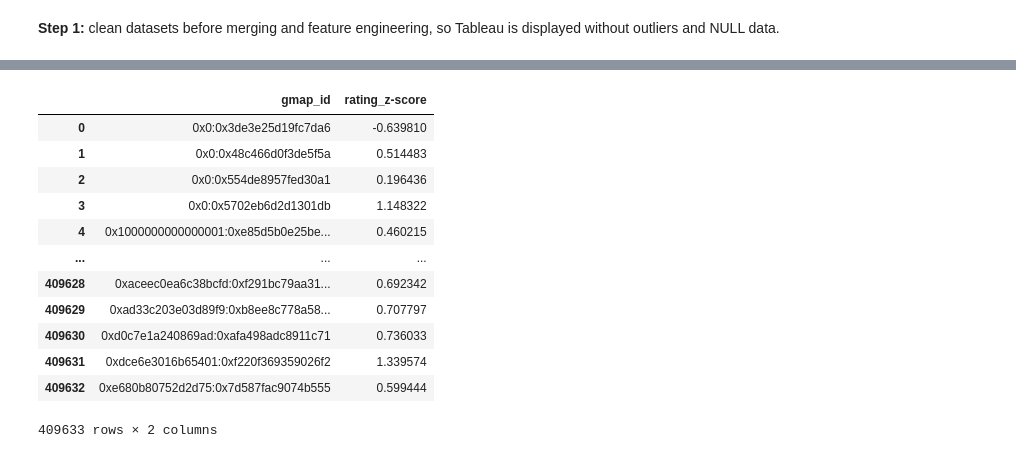
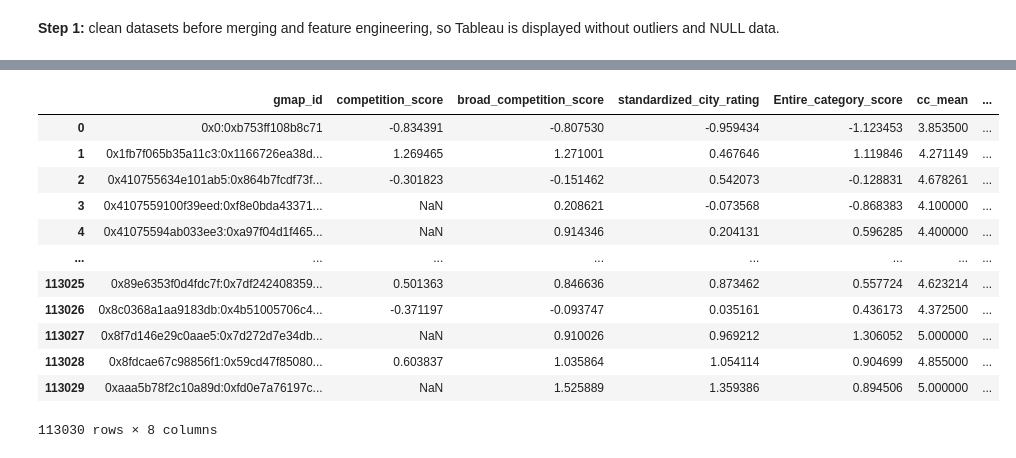
Before and after one commit to Dhrutube/DS3-LocalLens, a Jupyter notebook: Normalizing_Review_Culture.ipynb, the cells around one changed output, grey strips where cells are left out. Drawn from its saved outputs; the diff is of its cells as text; code cells hidden in the pictures.

Commit message:
Cleaned score notebook for Tableau

```diff
--- a/Normalizing_Review_Culture.ipynb
+++ b/Normalizing_Review_Culture.ipynb
@@ -68,0 +195,5 @@ category_df = category_df.sort_values(by='category_count', ascending=False)
+# %%
+
+category_df[['industry', 'small_group']] = (
+    category_df[['industry', 'small_group']].fillna('Other')
+)
@@ -68,0 +218,3 @@ category_df = category_df.sort_values(by='category_count', ascending=False)
+# %%
+category_df.drop(columns=['cateogry_name'], inplace=True)
+#OPORTUNITY score needs to remain as is so that we can track niche oportunities.
@@ -69,5 +256,11 @@ category_df = category_df.sort_values(by='category_count', ascending=False)
 # %%
 
-# Calculate mean and standard deviation of each category
-category_stats = category_df.groupby("category")['avg_rating'].agg(['mean', 'std']).reset_index()
-category_stats.rename(columns= {'mean': 'category_mean', 'std' : 'category_std'})
+# Calculate mean, std, and count for each category within each city
+category_stats = category_df.groupby(["city", "category"])['avg_rating'].agg(['mean', 'std', 'count']).reset_index()
+category_stats.columns = ['city', 'category', 'cc_mean', 'cc_std', 'cc_count']
+
+small_category_stats = category_df.groupby(["city", "small_group"])['avg_rating'].agg(['mean', 'std', 'count']).reset_index()
+small_category_stats.columns = ['scity', 'scategory', 'scc_mean', 'scc_std', 'scc_count']
+
+ # rename columns for clarity
+#use these for our average rating of category in the city column
@@ -99,31 +326,52 @@ mcategory_df.shape[0]
 # %%
 
-# Normalized rating
-mcategory_df['rating_z-score'] = (
-    (mcategory_df['avg_rating'] - mcategory_df['category_mean']) /
-    mcategory_df['category_std']
+# competition score = normalized rating in local area relative to competition
+# If less than 2 companies in the city-category combo, mark as insufficient data
+mcategory_df['competition_score'] = mcategory_df.apply(
+    lambda row:
+        (row['avg_rating'] - row['cc_mean']) / row['cc_std']
+        if (row['cc_count'] >= 2 and row['cc_std'] != 0)
+        else np.nan,
+    axis=1
 )
-mcategory_df #now this is going to include repeats of companies when it is done
+
+mcategory_df['broad_competition_score'] = mcategory_df.apply(
+    lambda row:
+        (row['avg_rating'] - row['scc_mean']) / row['scc_std']
+        if (row['scc_count'] >= 2 and row['scc_std'] != 0)
+        else np.nan,
+    axis=1
+)
+
+
 
 mcategory_df = mcategory_df.groupby('gmap_id').agg({
-    'rating_z-score': 'mean'
+    'competition_score': 'mean',
+    'broad_competition_score': 'mean',
+    'standardized_city_rating': 'mean',
+    'Entire_category_score': 'mean',
+    'cc_mean': 'mean',
+    'cc_count': 'mean',
+    'demand': 'first'
+
+    #this gives us cc_mean as a col to use 'opportunity'
 }).reset_index()
 
 mcategory_df #The reason that the number dropped is becuase explode will create multiple rows and grouping by gmap_id will reduce that back
 # %% [output]
-|  | gmap_id | rating_z-score |
-| 0 | 0x0:0x3de3e25d19fc7da6 | -0.639810 |
-| 1 | 0x0:0x48c466d0f3de5f5a | 0.514483 |
-| 2 | 0x0:0x554de8957fed30a1 | 0.196436 |
-| 3 | 0x0:0x5702eb6d2d1301db | 1.148322 |
-| 4 | 0x1000000000000001:0xe85d5b0e25be... | 0.460215 |
-| ... | ... | ... |
-| 409628 | 0xaceec0ea6c38bcfd:0xf291bc79aa31... | 0.692342 |
-| 409629 | 0xad33c203e03d89f9:0xb8ee8c778a58... | 0.707797 |
-| 409630 | 0xd0c7e1a240869ad:0xafa498adc8911c71 | 0.736033 |
-| 409631 | 0xdce6e3016b65401:0xf220f369359026f2 | 1.339574 |
-| 409632 | 0xe680b80752d2d75:0x7d587fac9074b555 | 0.599444 |
+|  | gmap_id | competition_score | broad_competition_score | standardized_city_rating | Entire_category_score | cc_mean | ... |
+| 0 | 0x0:0xb753ff108b8c71 | -0.834391 | -0.807530 | -0.959434 | -1.123453 | 3.853500 | ... |
+| 1 | 0x1fb7f065b35a11c3:0x1166726ea38d... | 1.269465 | 1.271001 | 0.467646 | 1.119846 | 4.271149 | ... |
+| 2 | 0x410755634e101ab5:0x864b7fcdf73f... | -0.301823 | -0.151462 | 0.542073 | -0.128831 | 4.678261 | ... |
+| 3 | 0x4107559100f39eed:0xf8e0bda43371... | NaN | 0.208621 | -0.073568 | -0.868383 | 4.100000 | ... |
+| 4 | 0x41075594ab033ee3:0xa97f04d1f465... | NaN | 0.914346 | 0.204131 | 0.596285 | 4.400000 | ... |
+| ... | ... | ... | ... | ... | ... | ... | ... |
+| 113025 | 0x89e6353f0d4fdc7f:0x7df242408359... | 0.501363 | 0.846636 | 0.873462 | 0.557724 | 4.623214 | ... |
+| 113026 | 0x8c0368a1aa9183db:0x4b51005706c4... | -0.371197 | -0.093747 | 0.035161 | 0.436173 | 4.372500 | ... |
+| 113027 | 0x8f7d146e29c0aae5:0x7d272d7e34db... | NaN | 0.910026 | 0.969212 | 1.306052 | 5.000000 | ... |
+| 113028 | 0x8fdcae67c98856f1:0x59cd47f85080... | 0.603837 | 1.035864 | 1.054114 | 0.904699 | 4.855000 | ... |
+| 113029 | 0xaaa5b78f2c10a89d:0xfd0e7a76197c... | NaN | 1.525889 | 1.359386 | 0.894506 | 5.000000 | ... |
-409633 rows × 2 columns
+113030 rows × 8 columns
 # %%
 #We will merge all of this back into texas metadata with an inner merge to add the new z-score and CI columns for the Tableu dataset.
 
```
Also changed, not shown: parts of 62 cells of this notebook.
